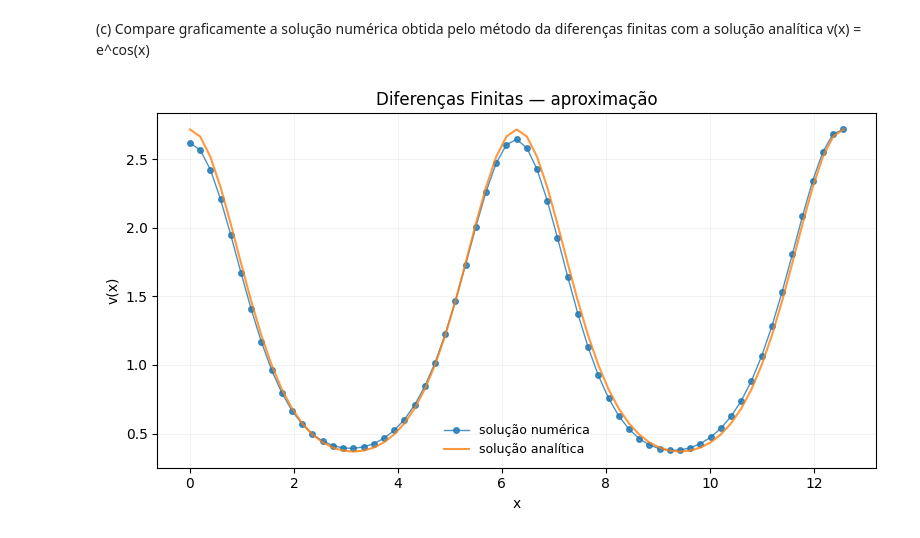
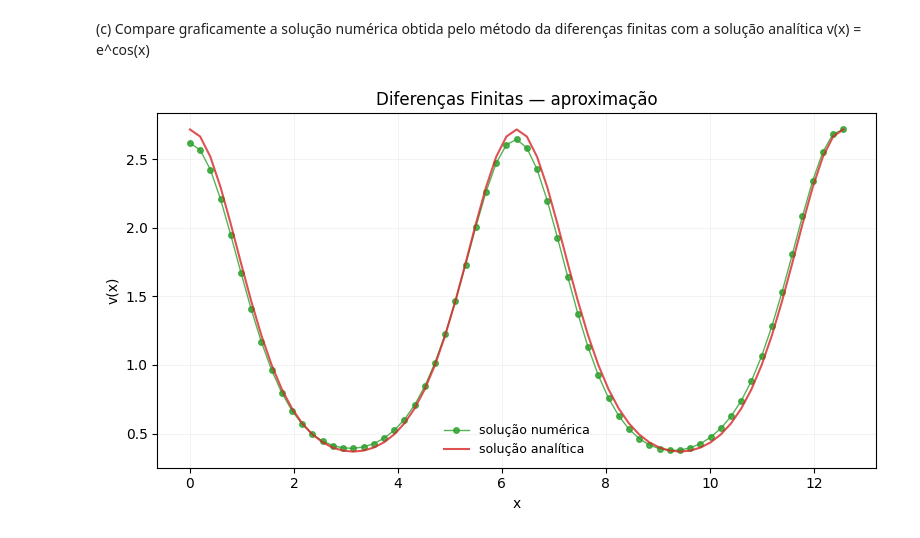
Before and after one commit to ramon-paulino/MS211, a Jupyter notebook: Atividade_3_RA250504.ipynb, the cells around one changed output. Cells and saved outputs as stored; diff of their text form; code cells hidden in the pictures.

```diff
--- a/Atividade_3_RA250504.ipynb
+++ b/Atividade_3_RA250504.ipynb
@@ -179,23 +168,23 @@ def diferencas_finitas_contorno_correcao(f, a, b, h, va, vb):
     # equações internas (diferenças centrais)
     for i in range(1, N-1):
         xi = x[i]
-        a_m = 1.0 / h**2 - np.sin(xi) / (2.0 * h)
-        a_0 = -2.0 / h**2 + 1.0
-        a_p = 1.0 / h**2 + np.sin(xi) / (2.0 * h)
-        A[i, i-1] = a_m
-        A[i, i]   = a_0
-        A[i, i+1] = a_p
+        a_p = 1.0 / h**2 - np.sin(xi) / (2.0 * h)
+        a_q = -2.0 / h**2 + 1.0
+        a_r = 1.0 / h**2 + np.sin(xi) / (2.0 * h)
+        A[i, i-1] = a_p
+        A[i, i]   = a_q
+        A[i, i+1] = a_r
         B[i] = f(xi)
 
-    # i = N-1: usar V_N = vb (mover para RHS)
+    # i = N-1: usar V_N = vb
     i = N-1
     xi = x[i]
-    a_m = 1.0 / h**2 - np.sin(xi) / (2.0 * h)
-    a_0 = -2.0 / h**2 + 1.0
-    a_p = 1.0 / h**2 + np.sin(xi) / (2.0 * h)
-    A[i, i-1] = a_m
-    A[i, i]   = a_0
-    B[i] = f(xi) - a_p * vb
+    a_p = 1.0 / h**2 - np.sin(xi) / (2.0 * h)
+    a_q = -2.0 / h**2 + 1.0
+    a_r = 1.0 / h**2 + np.sin(xi) / (2.0 * h)
+    A[i, i-1] = a_p
+    A[i, i]   = a_q
+    B[i] = f(xi) - a_r * vb
 
     # resolve
     U = np.linalg.solve(A, B)
@@ -236,17 +225,17 @@ array([2.61931002, 2.56881871, 2.42498854, 2.20859364, 1.94798991,
 # %%
 def v_analitica(x):
     return np.exp(np.cos(x))
 
 # plotar resultado numérico
 plt.figure(figsize=(8,4.5))
-plt.plot(x_num, v_num, '-o', color='tab:blue', linewidth=1, markersize=4, alpha=0.8, label='solução numérica')
-plt.plot(x_num, v_analitica(x_num), '-', color='tab:orange', linewidth=1.5, alpha=0.8, label='solução analítica')
+plt.plot(x_num, v_num, '-o', color='tab:green', linewidth=1, markersize=4, alpha=0.8, label='solução numérica')
+plt.plot(x_num, v_analitica(x_num), '-', color='tab:red', linewidth=1.5, alpha=0.8, label='solução analítica')
 plt.xlabel('x')
 plt.ylabel('v(x)')
 plt.title('Diferenças Finitas — aproximação')
 plt.legend(frameon=False, fontsize=9)
 plt.grid(alpha=0.15)
 plt.tight_layout()
 plt.show()
 # %% [output]
-[figure, old version]
+[figure, new version]
```
Also changed, not shown: parts of 4 cells of this notebook.
